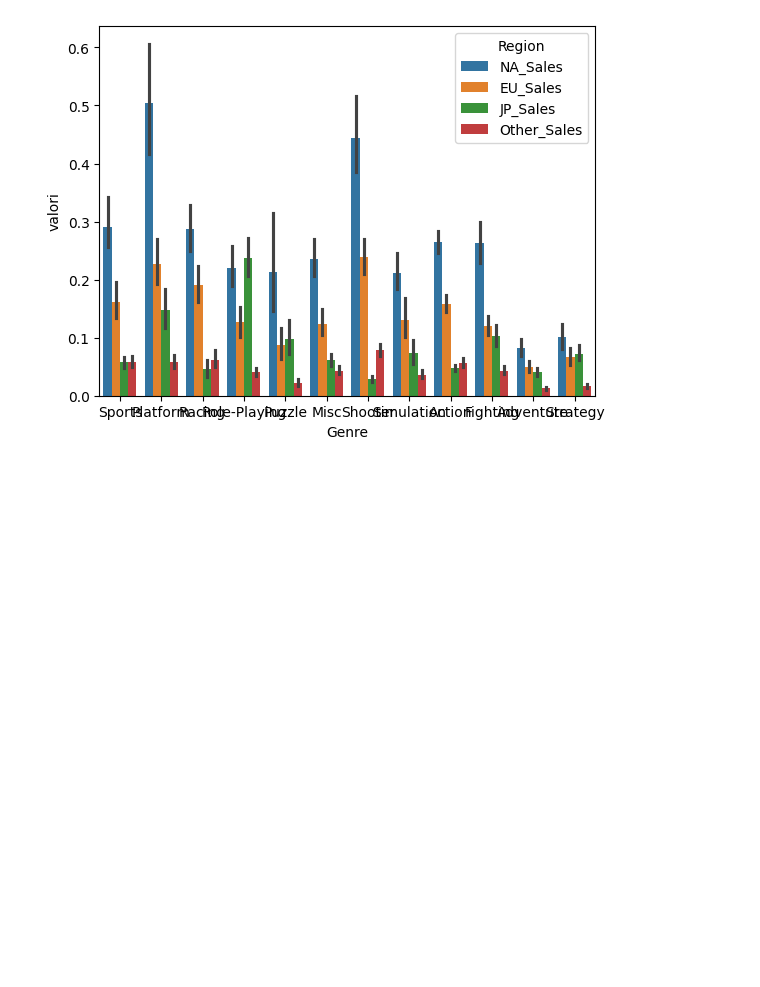
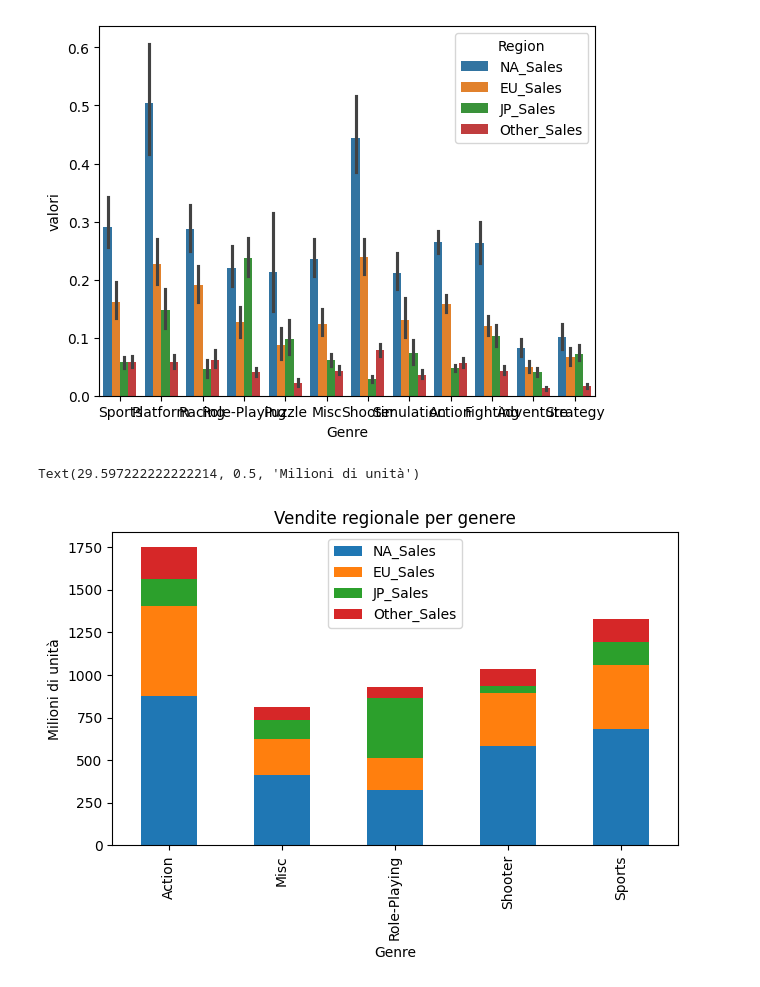
Before and after one commit to marinollilorenzo/programmazione_laboratorio, a Jupyter notebook: lab_2/lezione_6/6.4_Esericzi.ipynb, the cells around one changed output. Saved outputs shown, nothing was run; the diff lists cells and outputs as text; code cells hidden in the pictures; blank space fills up the shorter version.

```diff
--- a/lab_2/lezione_6/6.4_Esericzi.ipynb
+++ b/lab_2/lezione_6/6.4_Esericzi.ipynb
@@ -159,3 +152,16 @@ sns.barplot(data=df_melt, x='Genre',y='valori', hue='Region', dodge=True)
 # %% [output]
 <Axes: xlabel='Genre', ylabel='valori'>
 [figure]
+# %%
+generi_count = df['Genre'].value_counts()
+top_generi = generi_count.nlargest(5).index
+df_top = df[df['Genre'].isin(top_generi)]
+
+vendite_regioni = df_top.groupby('Genre')[['NA_Sales', 'EU_Sales', 'JP_Sales', 'Other_Sales']].sum()
+
+vendite_regioni.plot(kind='bar', stacked=True, title='Vendite regionale per genere')
+plt.tight_layout()
+plt.ylabel('Milioni di unità')
+# %% [output]
+Text(29.597222222222214, 0.5, 'Milioni di unità')
+[figure, added]
```
Also changed, not shown: parts of 2 cells of this notebook, 1 other file.
